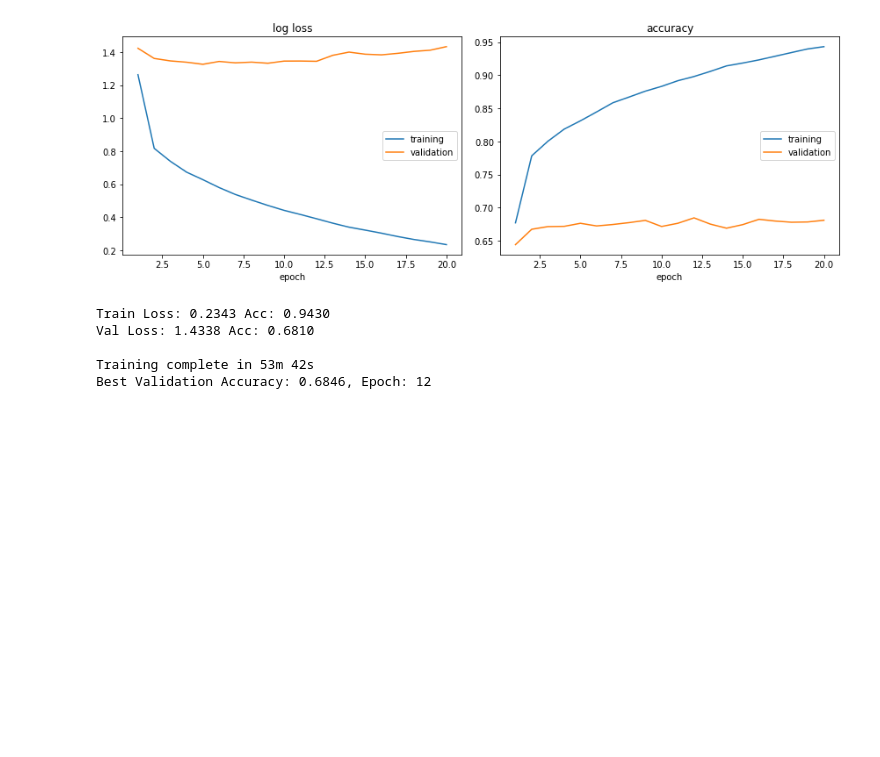
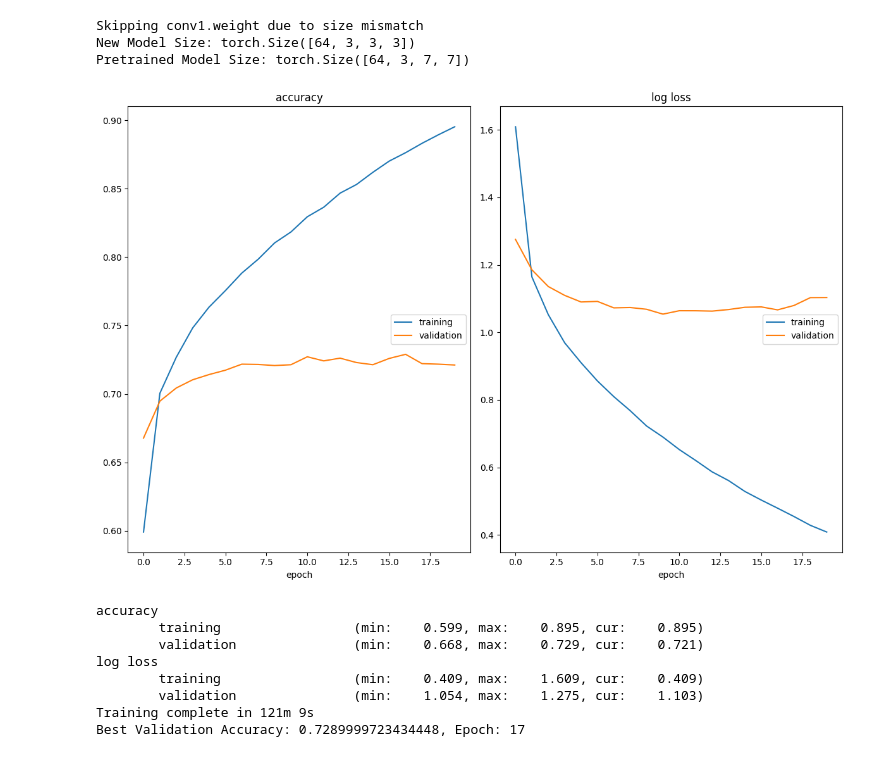
Before and after one commit to tjmoon0104/pytorch-tiny-imagenet, a Jupyter notebook: ResNet18_FineTune.ipynb, the cells around one changed output. Saved outputs shown, nothing was run; the diff lists cells and outputs as text; code cells hidden in the pictures; blank space fills up the shorter version.

```diff
--- a/ResNet18_FineTune.ipynb
+++ b/ResNet18_FineTune.ipynb
@@ -11,2 +15,9 @@ from test_model import test_model
 %matplotlib inline
+# %%
+if torch.cuda.is_available():
+    device = "cuda:0"
+elif torch.backends.mps.is_built():
+    device = torch.device("mps")
+else:
+    device = "cpu"
 # %%
@@ -36,33 +55,69 @@ dataset_sizes = {x: len(image_datasets[x]) for x in ['train', 'val', 'test']}
 # %%
-#Load Resnet18
+# Load Resnet18
+torch.manual_seed(42)
 model_ft = models.resnet18()
-#Finetune Final few layers to adjust for tiny imagenet input
-model_ft.conv1 = nn.Conv2d(3,64, kernel_size=(3,3), stride=(1,1), padding=(1,1), bias=False)
+
+# Finetune first few layers to adjust for tiny imagenet input (64, 3, 7, 7) -> (64, 3, 3, 3)
+model_ft.conv1 = nn.Conv2d(3, 64, kernel_size=(3, 3), stride=(1, 1), padding=(1, 1), bias=False)
 model_ft.maxpool = nn.Sequential()
 model_ft.avgpool = nn.AdaptiveAvgPool2d(1)
-model_ft.fc.out_features = 200
-device = torch.device("cuda:0" if torch.cuda.is_available() else "cpu")
+num_features = model_ft.fc.in_features
+model_ft.fc = nn.Linear(num_features, 200)
 model_ft = model_ft.to(device)
 
-pretrained_dict = torch.load('./models/224/model_18_epoch.pt')
+# Get resized model_ft weights
 model_ft_dict = model_ft.state_dict()
-first_layer_weight = model_ft_dict['conv1.weight']
-pretrained_dict = {b[0]:b[1] for a,b in zip(model_ft_dict.items(), pretrained_dict.items()) if a[1].size() == b[1].size()}
-model_ft_dict.update(pretrained_dict)
+
+# Load pretrained weights from 224x224 ResNet18
+pretrained_dict = torch.load("./models/RestNet18_224/model_10_epoch.pt")
+
+# Update model_ft weights with pretrained model weights if size matches
+for new_model, pt_model in zip(model_ft_dict.items(), pretrained_dict.items()):
+    new_model_layer, new_model_weights = new_model[0], new_model[1]
+    pt_model_layer, pt_model_weights = pt_model[0], pt_model[1]
+    if new_model_layer == pt_model_layer:
+        # If size matches, update model_ft weights with pretrained model weights
+        if new_model_weights.size() == pt_model_weights.size():
+            model_ft_dict[new_model_layer] = pt_model_weights
+        else:
+            print(f"Skipping {new_model_layer} due to size mismatch")
+            print(f"New Model Size: {new_model_weights.size()}")
+            print(f"Pretrained Model Size: {pt_model_weights.size()}")
+    else:
+        print(f"Skipping {new_model_layer} due to layer mismatch")
+        print(f"New Model Layer: {new_model_layer}")
+        print(f"Pretrained Model Layer: {pt_model_layer}")
+
+# Update model_ft weights with matched pretrained model weights
 model_ft.load_state_dict(model_ft_dict)
 
-#Loss Function
+# Loss Function
 criterion = nn.CrossEntropyLoss()
 # Observe that all parameters are being optimized
 optimizer_ft = optim.SGD(model_ft.parameters(), lr=0.001, momentum=0.9)
+# %% [output]
+Skipping conv1.weight due to size mismatch
+New Model Size: torch.Size([64, 3, 3, 3])
+Pretrained Model Size: torch.Size([64, 3, 7, 7])
 # %%
-#Train
-train_model(model_ft, dataloaders, dataset_sizes, criterion, optimizer_ft, num_epochs=20)
+# Train
+best_epoch = train_model(
+    output_path="ResNet18_FineTune",
+    model=model_ft,
+    dataloaders=dataloaders,
+    criterion=criterion,
+    optimizer=optimizer_ft,
+    device=device,
+    num_epochs=20,
+)
 # %% [output]
-[figure, old version]
+[figure, new version]
-Train Loss: 0.2343 Acc: 0.9430
-Val Loss: 1.4338 Acc: 0.6810
-
-Training complete in 53m 42s
-Best Validation Accuracy: 0.6846, Epoch: 12
+accuracy
+        training                 (min:    0.599, max:    0.895, cur:    0.895)
+        validation               (min:    0.668, max:    0.729, cur:    0.721)
+log loss
+        training                 (min:    0.409, max:    1.609, cur:    0.409)
+        validation               (min:    1.054, max:    1.275, cur:    1.103)
+Training complete in 121m 9s
+Best Validation Accuracy: 0.7289999723434448, Epoch: 17
 # %%
```
Also changed, not shown: parts of 3 cells of this notebook, 16 other files.
